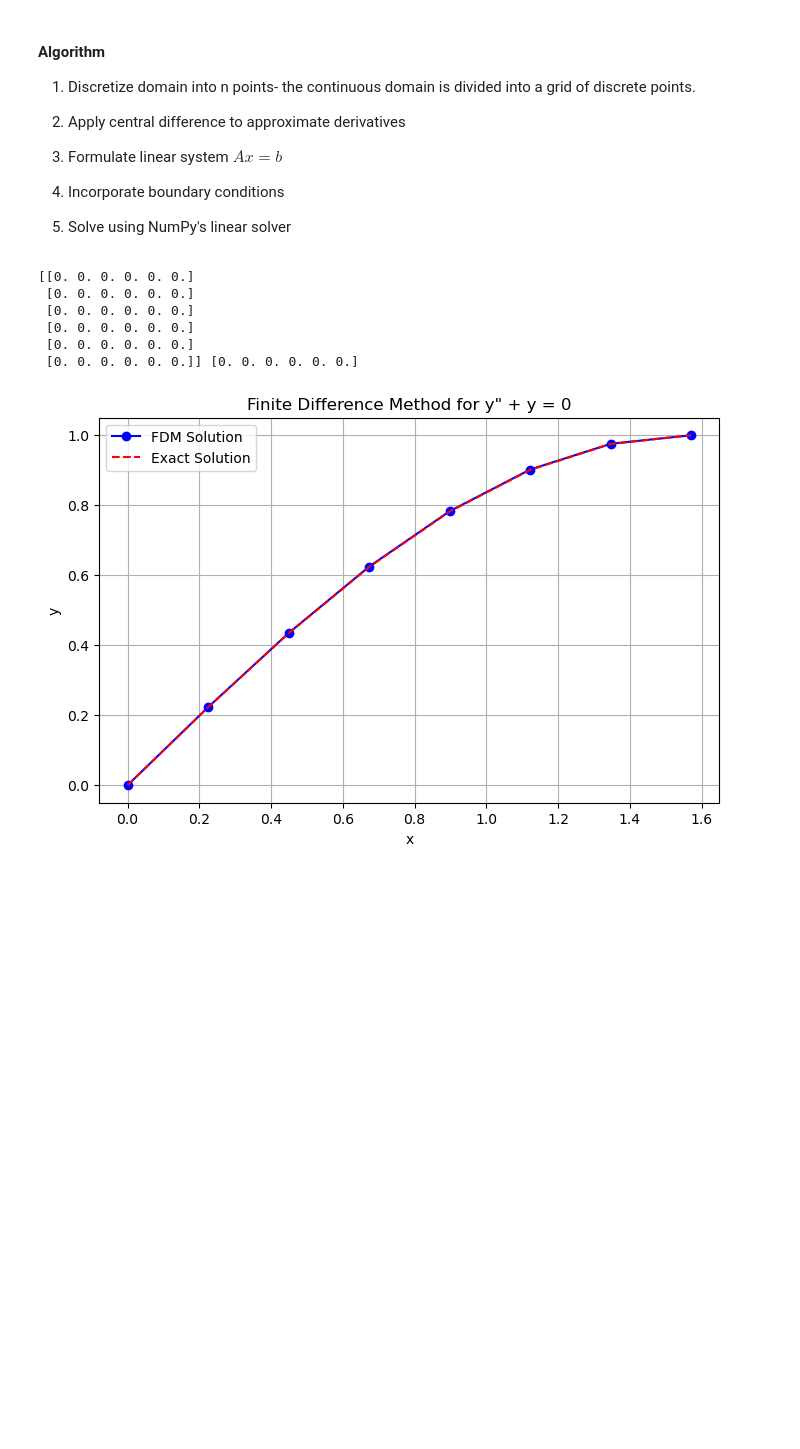
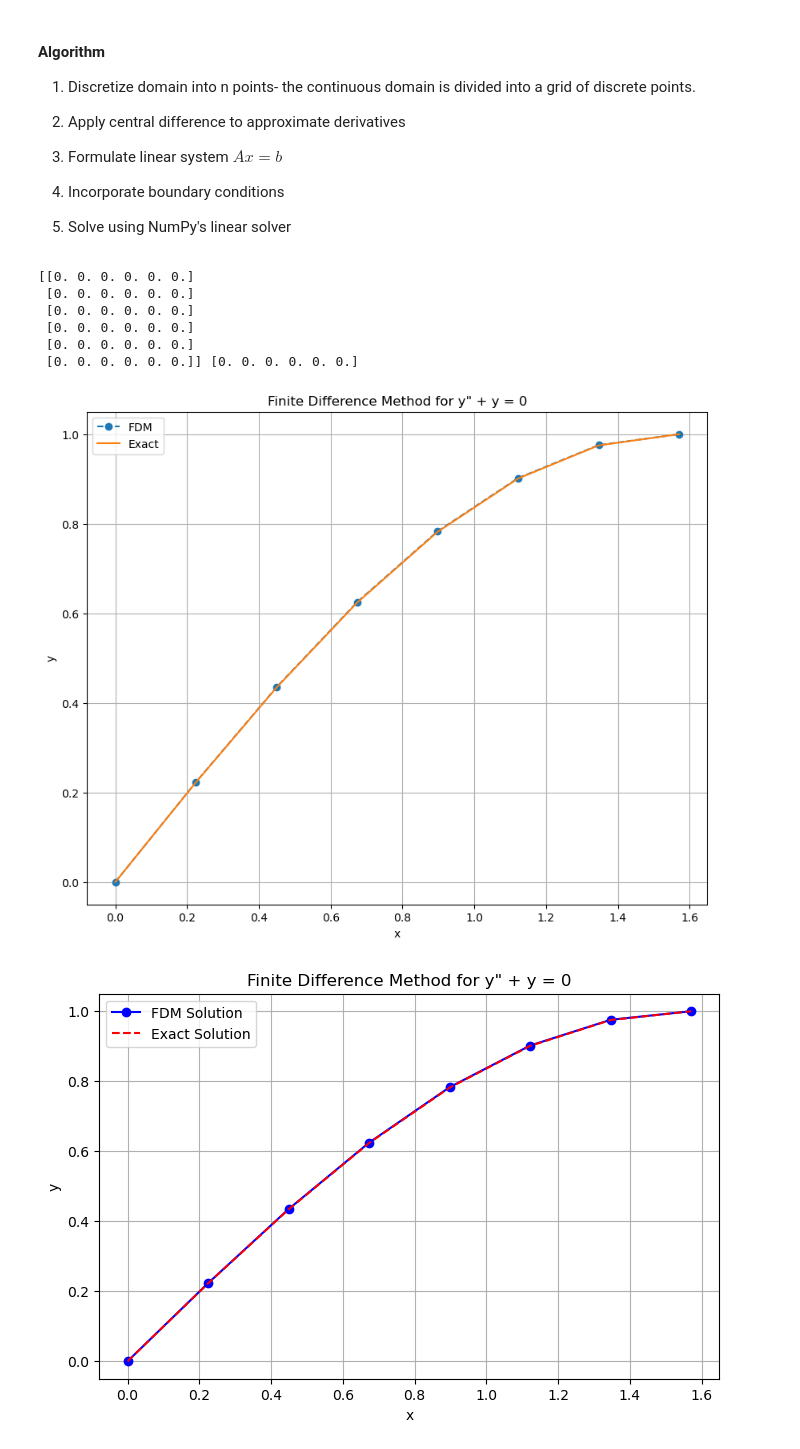
Before and after one commit to chloek27/MEGR2810, a Jupyter notebook: Lecture 12_ODE_Boundary_Value_Problems.ipynb, the cells around one changed output. Cells and saved outputs as stored; diff of their text form; code cells hidden in the pictures; blank space fills up the shorter version.

```diff
--- a/Lecture 12_ODE_Boundary_Value_Problems.ipynb
+++ b/Lecture 12_ODE_Boundary_Value_Problems.ipynb
@@ -52,42 +52,59 @@ This gives a tridiagonal system for unknowns y₁,...,yₙ₋₁.
 # %%
 # Your code here
 import numpy as np
 import matplotlib.pyplot as plt
 
 # Parameters
 N = 7  # number of intervals- N+1 points for N interval. In this case, 8 points.
 a, b = 0, np.pi/2 # boundaries of the simulation domain
 h = (b - a) / N # size of each grid
 
 # Boundary conditions
 y0, yN = 0, 1 # two known points
 
 # Build matrix A and vector b
 A = np.zeros((N-1, N-1)) # Produces a (N-1)x(N-1) matrix filled with zeros, 9x9 (row, column)
 B = np.zeros(N-1) # Produces a (N-1) vector filled with zeros, 9x1 (row, column)
 
 print(A, B)
 
 for i in range(N-1):
+    A[i, i] = -2 + h**2
+    if i > 0:
+        A[i, i-1] = 1
+    if i < N-2:
+        A[i, i+1] = 1
+    #if i !=0: # this takes N and checks if it's not equal to 0, to make sure the number is within bounds.
 
-    if i !=0: # this takes N and checks if it's not equal to 0, to make sure the number is within bounds.
-        A[i, i-1] = 1
+B[0] -= y0
+B[N-2] -= yN
+
+Y_sys = np.linalg.solve(A, B)
+
+Y = np.concatenate(([y0], Y_sys, [yN]))
+x_values = np.linspace(a, b, N+1)
+
+y_exact = np.sin(x_values)
 
 
-#plt.plot(A)
-#plt.title('Finite Difference for y" + y = 0')
-#plt.xlabel('x-axis')
-#plt.ylabel('y-axis')
-#plt.grid(True)
-#plt.show()
-#plt.legend()
+
+plt.figure(figsize=(10,8))
+plt.plot(x_values, Y, 'o--', label='FDM')
+plt.plot(x_values, y_exact, "-", label='Exact')
+plt.xlabel('x')
+plt.ylabel('y')
+plt.title('Finite Difference Method for y" + y = 0')
+plt.grid(True)
+plt.legend()
+plt.show()
 # %% [output]
 [[0. 0. 0. 0. 0. 0.]
  [0. 0. 0. 0. 0. 0.]
  [0. 0. 0. 0. 0. 0.]
  [0. 0. 0. 0. 0. 0.]
  [0. 0. 0. 0. 0. 0.]
  [0. 0. 0. 0. 0. 0.]] [0. 0. 0. 0. 0. 0.]
+[figure, added]
 # %%
 # Solution. Minimize this first.
 
```
Also changed, not shown: parts of 2 cells of this notebook.
